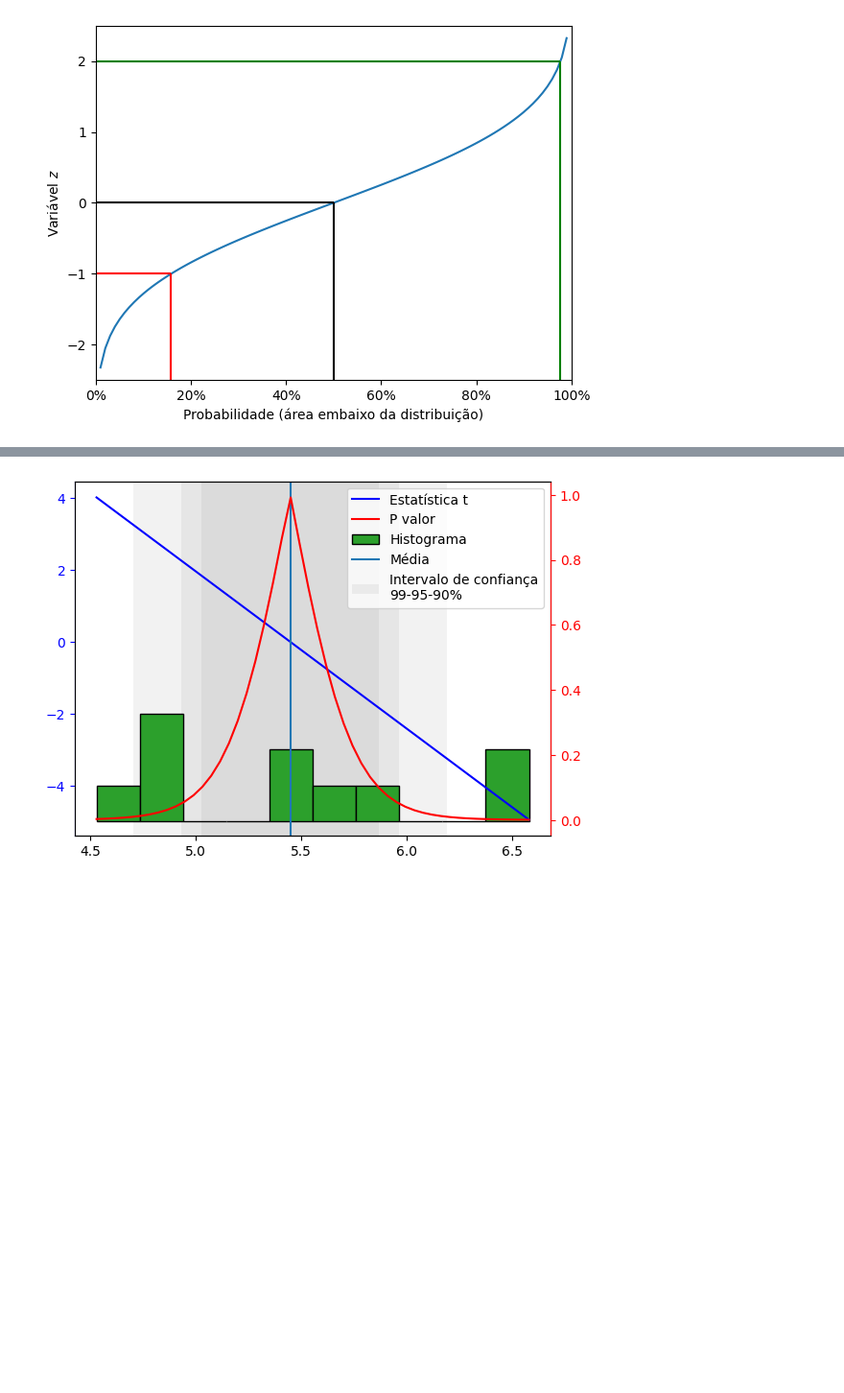
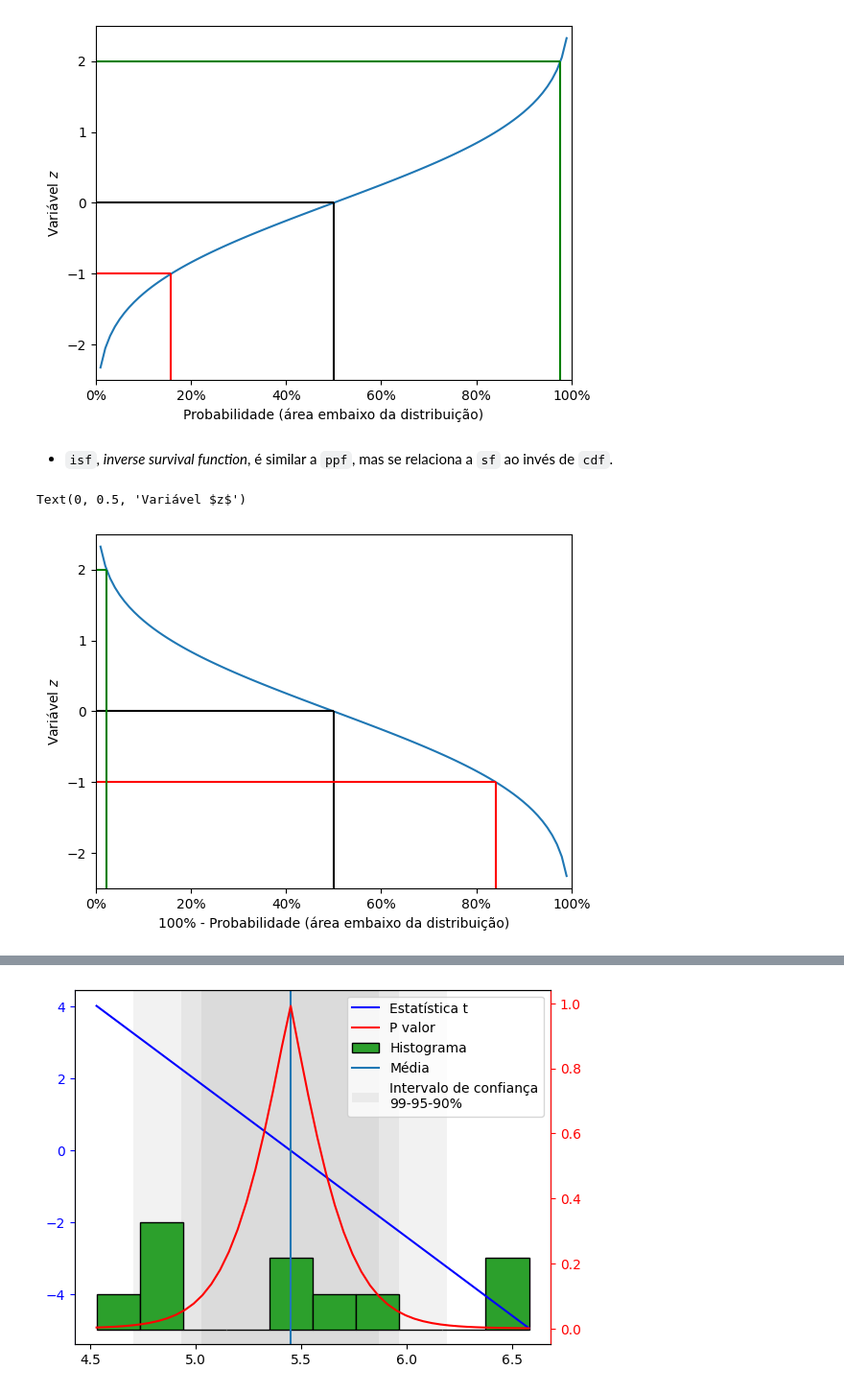
Before and after one commit to KarlClinckspoor/CursoPython, a Jupyter notebook: Capítulos/Capítulo08/Tour dos principais pacotes científicos.ipynb, the cells around one changed output, grey strips where cells are left out. Shown at 96% size. Drawn from its saved outputs; the diff is of its cells as text; code cells hidden in the pictures; blank space fills up the shorter version.

```diff
--- a/Capítulos/Capítulo08/Tour dos principais pacotes científicos.ipynb
+++ b/Capítulos/Capítulo08/Tour dos principais pacotes científicos.ipynb
@@ -2684,3 +2684,34 @@ plt.ylabel("Variável $z$")
 # %% [output]
 Text(0, 0.5, 'Variável $z$')
 [figure]
+# %% [markdown]
+* `isf`, *inverse survival function*, é similar a `ppf`, mas se relaciona a `sf` ao invés de `cdf`.
+# %%
+x = np.linspace(0, 1, num=100)
+y1 = sp.stats.norm.isf(x, loc=0, scale=1)
+plt.plot(x, y1)
+
+ylim = (-2.5, 2.5)
+
+plt.hlines(0, xmin=0, xmax=0.5, colors="k")
+plt.vlines(0.5, ymin=ylim[0], ymax=0, colors="k")
+
+plt.hlines(-1, xmin=0, xmax=sp.stats.norm.sf(-1), colors="r")
+plt.vlines(sp.stats.norm.sf(-1), ymin=ylim[0], ymax=-1, colors="r")
+
+plt.hlines(2, xmin=0, xmax=sp.stats.norm.sf(2), colors="g")
+plt.vlines(sp.stats.norm.sf(2), ymin=ylim[0], ymax=2, colors="g")
+
+plt.xlim(0, 1)
+plt.ylim(ylim)
+
+from matplotlib.ticker import FuncFormatter
+
+formatter = FuncFormatter(lambda x, y: f"{x*100:.0f}%")
+plt.gca().xaxis.set_major_formatter(formatter)
+
+plt.xlabel("100% - Probabilidade (área embaixo da distribuição)")
+plt.ylabel("Variável $z$")
+# %% [output]
+Text(0, 0.5, 'Variável $z$')
+[figure, added]
```
Also changed, not shown: parts of 20 cells of this notebook, 1 other file.
